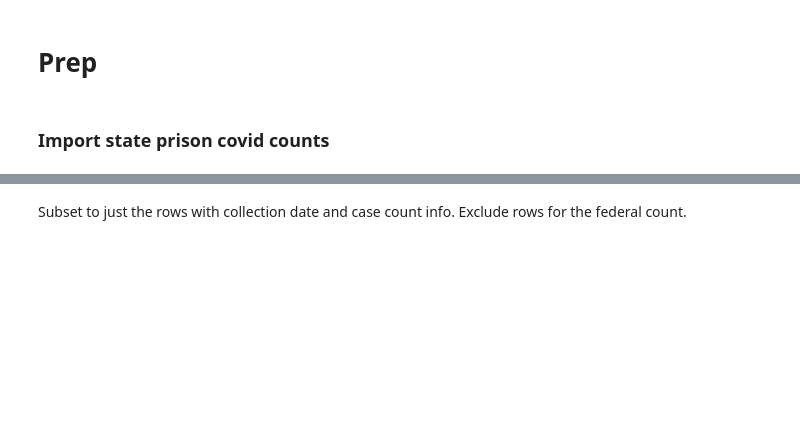
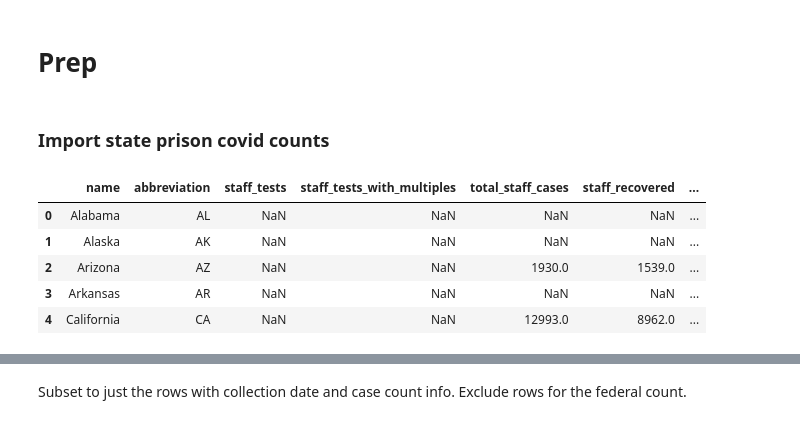
Before and after one commit to william-rice/covid-prisons, a Jupyter notebook: map_viz.ipynb, the cells around one changed output, grey strips where cells are left out. Cells and saved outputs as stored; diff of their text form; code cells hidden in the pictures; blank space fills up the shorter version.

```diff
--- a/map_viz.ipynb
+++ b/map_viz.ipynb
@@ -49,0 +49,9 @@ cases = pd.read_csv("covid_prison_cases.csv")
+# %%
+cases.head()
+# %% [output]
+|  | name | abbreviation | staff_tests | staff_tests_with_multiples | total_staff_cases | staff_recovered | ... |
+| 0 | Alabama | AL | NaN | NaN | NaN | NaN | ... |
+| 1 | Alaska | AK | NaN | NaN | NaN | NaN | ... |
+| 2 | Arizona | AZ | NaN | NaN | 1930.0 | 1539.0 | ... |
+| 3 | Arkansas | AR | NaN | NaN | NaN | NaN | ... |
+| 4 | California | CA | NaN | NaN | 12993.0 | 8962.0 | ... |
```
Also changed, not shown: parts of 26 cells of this notebook, 1 other file.
